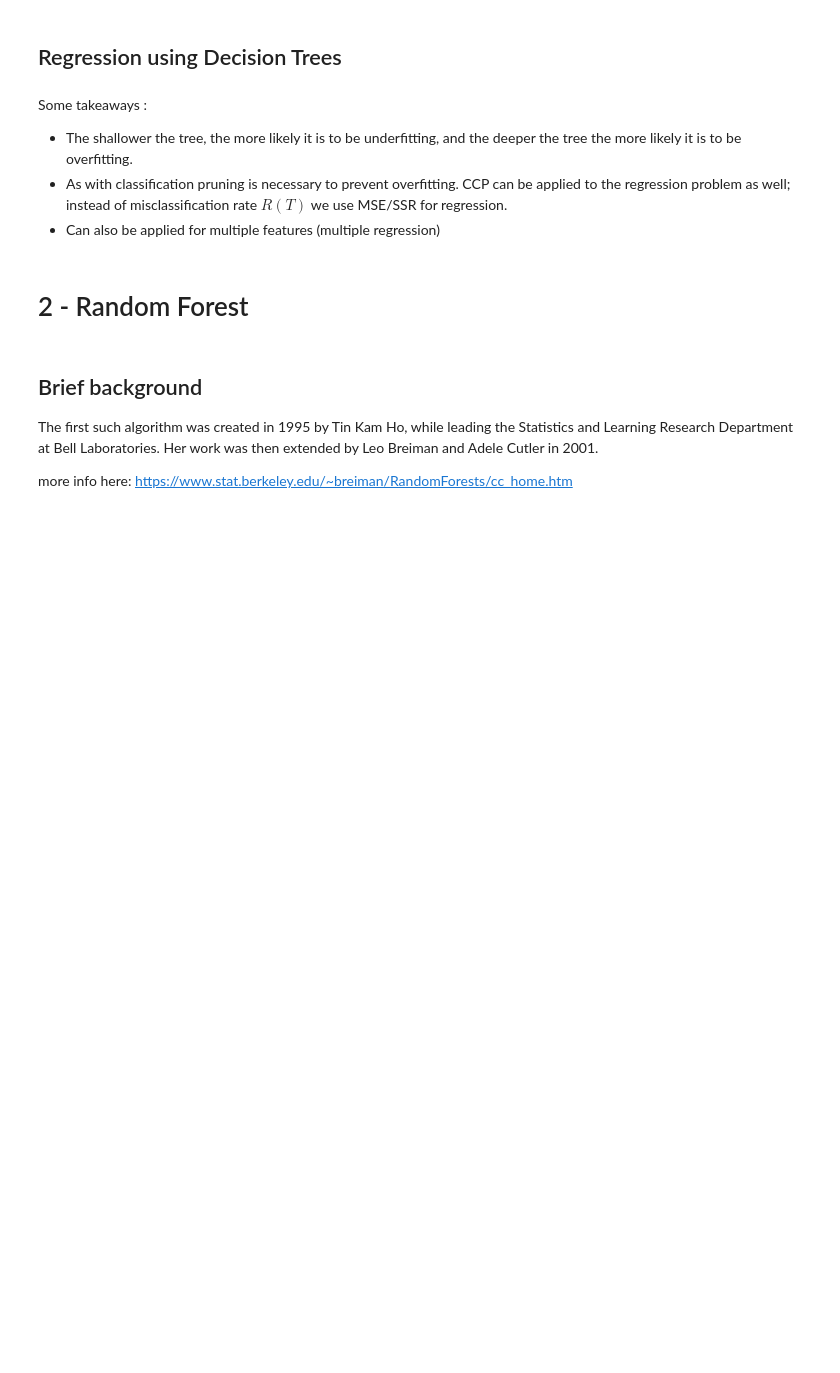
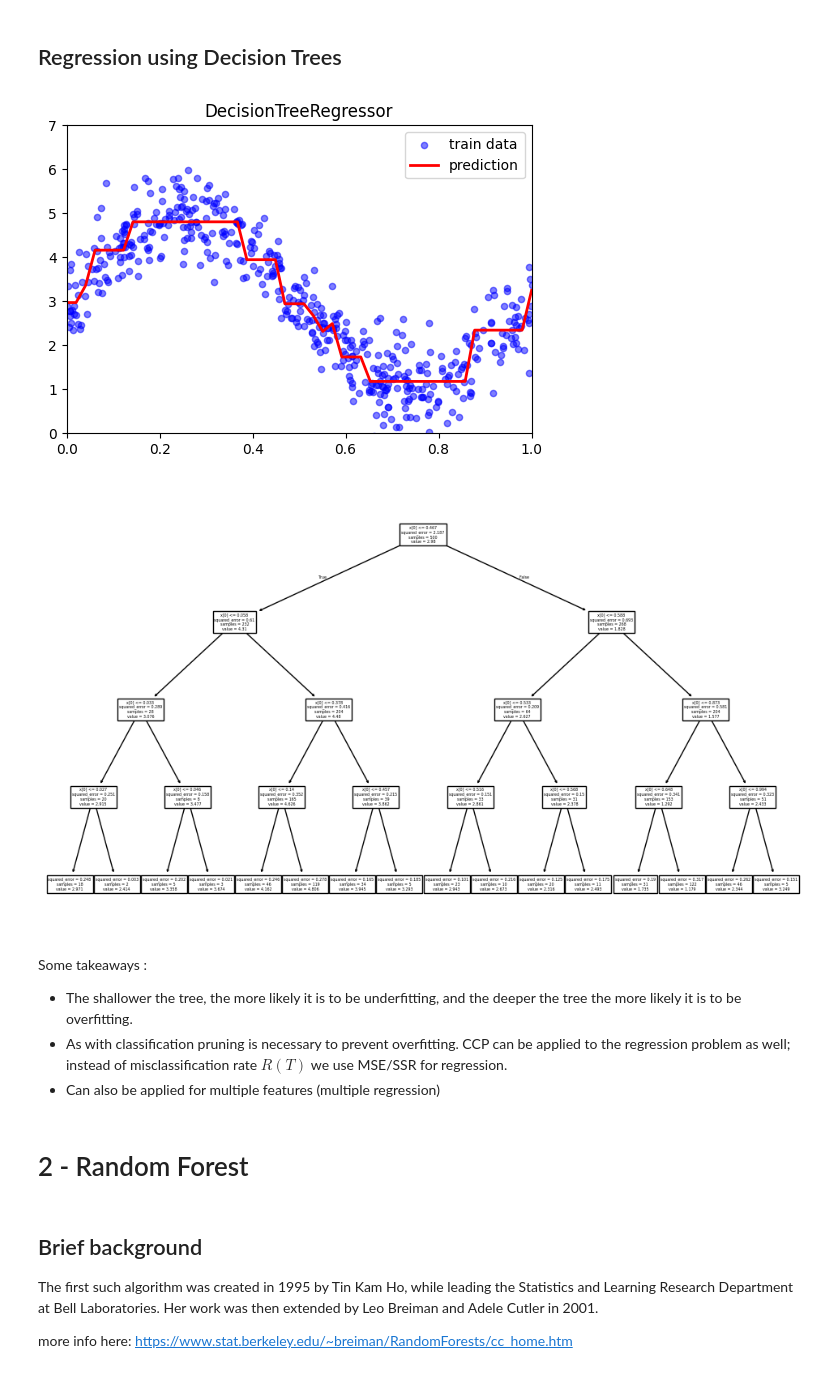
Before and after one commit to mjxm001/DAC-Curriculum, a Jupyter notebook: DAC-006_Machine_Learning/DAC-006-Intro_to_ML_Session_2_Student.ipynb, the cells around one changed output. Cells and saved outputs as stored; diff of their text form; code cells hidden in the pictures; blank space fills up the shorter version.

```diff
--- a/DAC-006_Machine_Learning/DAC-006-Intro_to_ML_Session_2_Student.ipynb
+++ b/DAC-006_Machine_Learning/DAC-006-Intro_to_ML_Session_2_Student.ipynb
@@ -416,16 +471,19 @@ where $R(T)$ is the misclassification rate of a tree T, $\alpha$ the regularizat
 # %%
-# depth = 3
+depth = 4
 
-# sk_model = DecisionTreeRegressor(max_depth = depth)
-# sk_model.fit(x_train, y_train)
-# sk_pred = sk_model.predict(x_test)
+sk_model = DecisionTreeRegressor(max_depth = depth)
+sk_model.fit(x_train, y_train)
+sk_pred = sk_model.predict(x_test)
 
-# # Plot the training data and draw the estimated curve.
-# plot_prediction(x_train, y_train, x_test, sk_pred, 'DecisionTreeRegressor')
+# Plot the training data and draw the estimated curve.
+plot_prediction(x_train, y_train, x_test, sk_pred, 'DecisionTreeRegressor')
 
-# plt.figure(figsize=(12,7))
-# tree.plot_tree(sk_model)
-# plt.show()
+plt.figure(figsize=(12,7))
+tree.plot_tree(sk_model)
+plt.show()
+# %% [output]
+[figure, added]
+[figure, added]
 # %% [markdown]
 Some takeaways :
 
```
Also changed, not shown: parts of 15 cells of this notebook.
